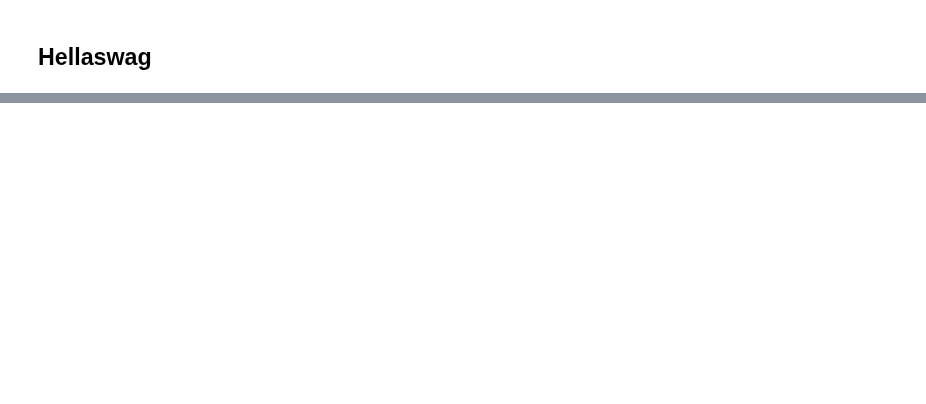
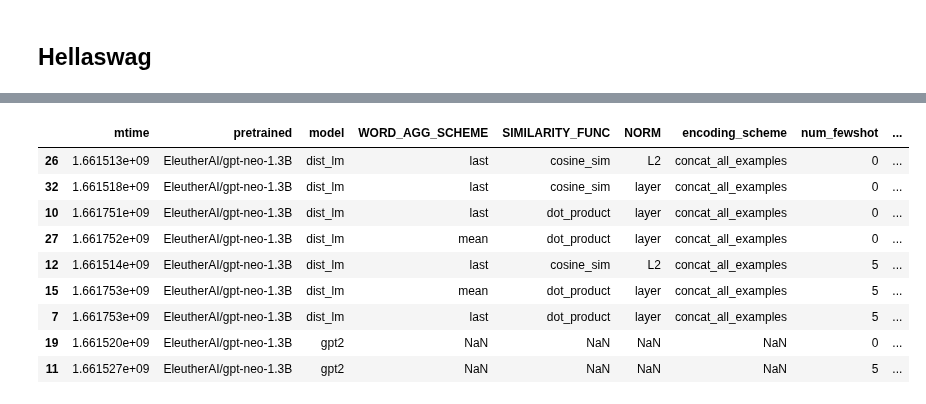
Before and after one commit to Turnitin-AI-Research/lm_eval_harness, a Jupyter notebook: notebooks/compile_results.ipynb, the cells around one changed output, grey strips where cells are left out. Cells and saved outputs as stored; diff of their text form; code cells hidden in the pictures; blank space fills up the shorter version.

```diff
--- a/notebooks/compile_results.ipynb
+++ b/notebooks/compile_results.ipynb
@@ -85,3 +86,16 @@ df
+# %%
+df[~df.pretrained.isna()][['mtime', 'pretrained', 'model', 'WORD_AGG_SCHEME', 'SIMILARITY_FUNC', 'NORM', 'encoding_scheme', 'num_fewshot', 'hellaswag_v0:acc', 'hellaswag_v0:acc_stderr', 'hellaswag_v0:acc_norm', 'hellaswag_v0:acc_norm_stderr', 'hellaswag_v0:rand_acc']]
+# %% [output]
+|  | mtime | pretrained | model | WORD_AGG_SCHEME | SIMILARITY_FUNC | NORM | encoding_scheme | num_fewshot | ... |
+| 26 | 1.661513e+09 | EleutherAI/gpt-neo-1.3B | dist_lm | last | cosine_sim | L2 | concat_all_examples | 0 | ... |
+| 32 | 1.661518e+09 | EleutherAI/gpt-neo-1.3B | dist_lm | last | cosine_sim | layer | concat_all_examples | 0 | ... |
+| 10 | 1.661751e+09 | EleutherAI/gpt-neo-1.3B | dist_lm | last | dot_product | layer | concat_all_examples | 0 | ... |
+| 27 | 1.661752e+09 | EleutherAI/gpt-neo-1.3B | dist_lm | mean | dot_product | layer | concat_all_examples | 0 | ... |
+| 12 | 1.661514e+09 | EleutherAI/gpt-neo-1.3B | dist_lm | last | cosine_sim | L2 | concat_all_examples | 5 | ... |
+| 15 | 1.661753e+09 | EleutherAI/gpt-neo-1.3B | dist_lm | mean | dot_product | layer | concat_all_examples | 5 | ... |
+| 7 | 1.661753e+09 | EleutherAI/gpt-neo-1.3B | dist_lm | last | dot_product | layer | concat_all_examples | 5 | ... |
+| 19 | 1.661520e+09 | EleutherAI/gpt-neo-1.3B | gpt2 | NaN | NaN | NaN | NaN | 0 | ... |
+| 11 | 1.661527e+09 | EleutherAI/gpt-neo-1.3B | gpt2 | NaN | NaN | NaN | NaN | 5 | ... |
 # %%
 import plotly as pt
 import plotly.graph_objects as go
```
Also changed, not shown: parts of 3 cells of this notebook, 11 other files.
